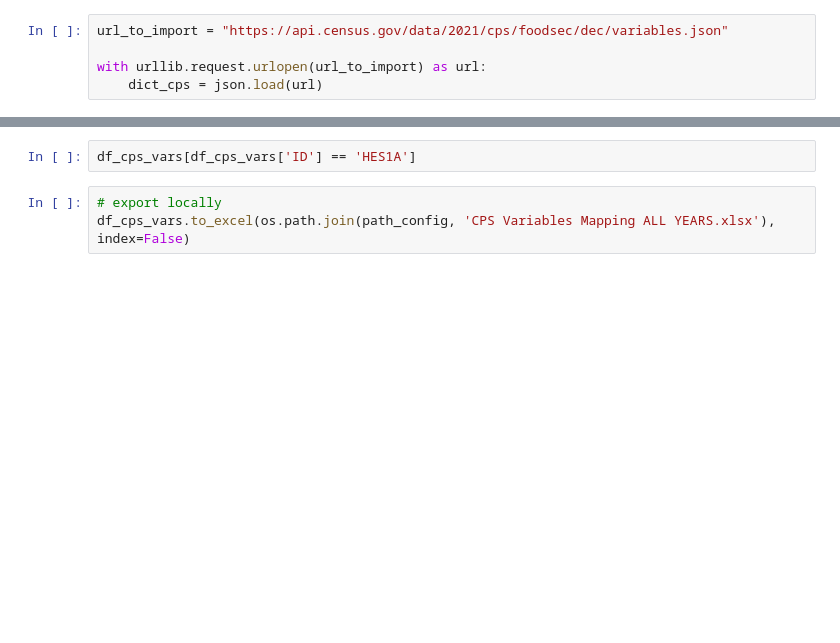
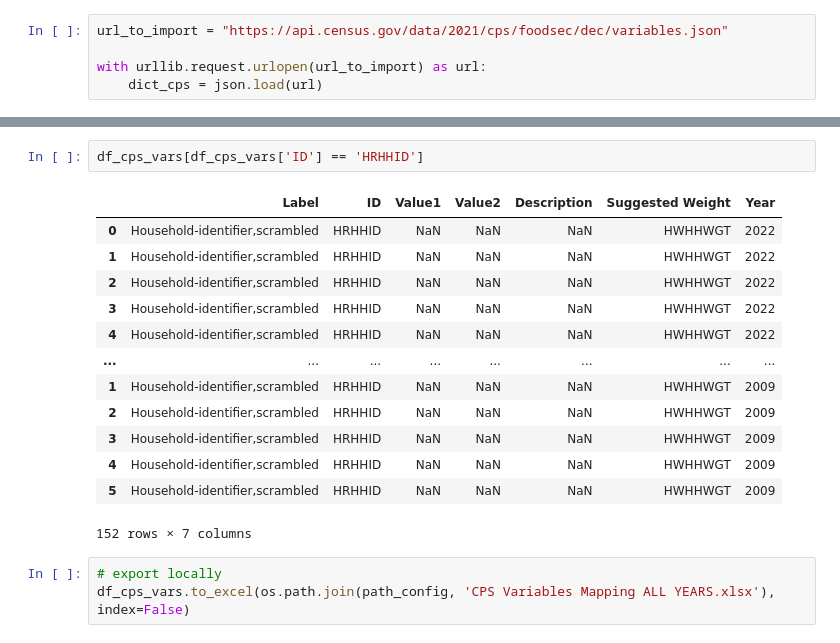
Before and after one commit to SACOG/Regional-Monitoring, a Jupyter notebook: Indicator_Gen/Python Code/Census/Step 00 - Preparing/Step 00 - Prepare CPS Variable Mapping Table.ipynb, the cells around one changed output, grey strips where cells are left out. Drawn from its saved outputs; the diff is of its cells as text; blank space fills up the shorter version.

```diff
--- a/Indicator_Gen/Python Code/Census/Step 00 - Preparing/Step 00 - Prepare CPS Variable Mapping Table.ipynb
+++ b/Indicator_Gen/Python Code/Census/Step 00 - Preparing/Step 00 - Prepare CPS Variable Mapping Table.ipynb
@@ -158,5 +256,19 @@ df_cps_vars
 # %%
-df_cps_vars[df_cps_vars['ID'] == 'HES1A']
+df_cps_vars[df_cps_vars['ID'] == 'HRHHID']
+# %% [output]
+|  | Label | ID | Value1 | Value2 | Description | Suggested Weight | Year |
+| 0 | Household-identifier,scrambled | HRHHID | NaN | NaN | NaN | HWHHWGT | 2022 |
+| 1 | Household-identifier,scrambled | HRHHID | NaN | NaN | NaN | HWHHWGT | 2022 |
+| 2 | Household-identifier,scrambled | HRHHID | NaN | NaN | NaN | HWHHWGT | 2022 |
+| 3 | Household-identifier,scrambled | HRHHID | NaN | NaN | NaN | HWHHWGT | 2022 |
+| 4 | Household-identifier,scrambled | HRHHID | NaN | NaN | NaN | HWHHWGT | 2022 |
+| ... | ... | ... | ... | ... | ... | ... | ... |
+| 1 | Household-identifier,scrambled | HRHHID | NaN | NaN | NaN | HWHHWGT | 2009 |
+| 2 | Household-identifier,scrambled | HRHHID | NaN | NaN | NaN | HWHHWGT | 2009 |
+| 3 | Household-identifier,scrambled | HRHHID | NaN | NaN | NaN | HWHHWGT | 2009 |
+| 4 | Household-identifier,scrambled | HRHHID | NaN | NaN | NaN | HWHHWGT | 2009 |
+| 5 | Household-identifier,scrambled | HRHHID | NaN | NaN | NaN | HWHHWGT | 2009 |
+152 rows × 7 columns
 # %%
 # export locally
 df_cps_vars.to_excel(os.path.join(path_config, 'CPS Variables Mapping ALL YEARS.xlsx'), index=False)
```
Also changed, not shown: parts of 9 cells of this notebook, 14 other files.
